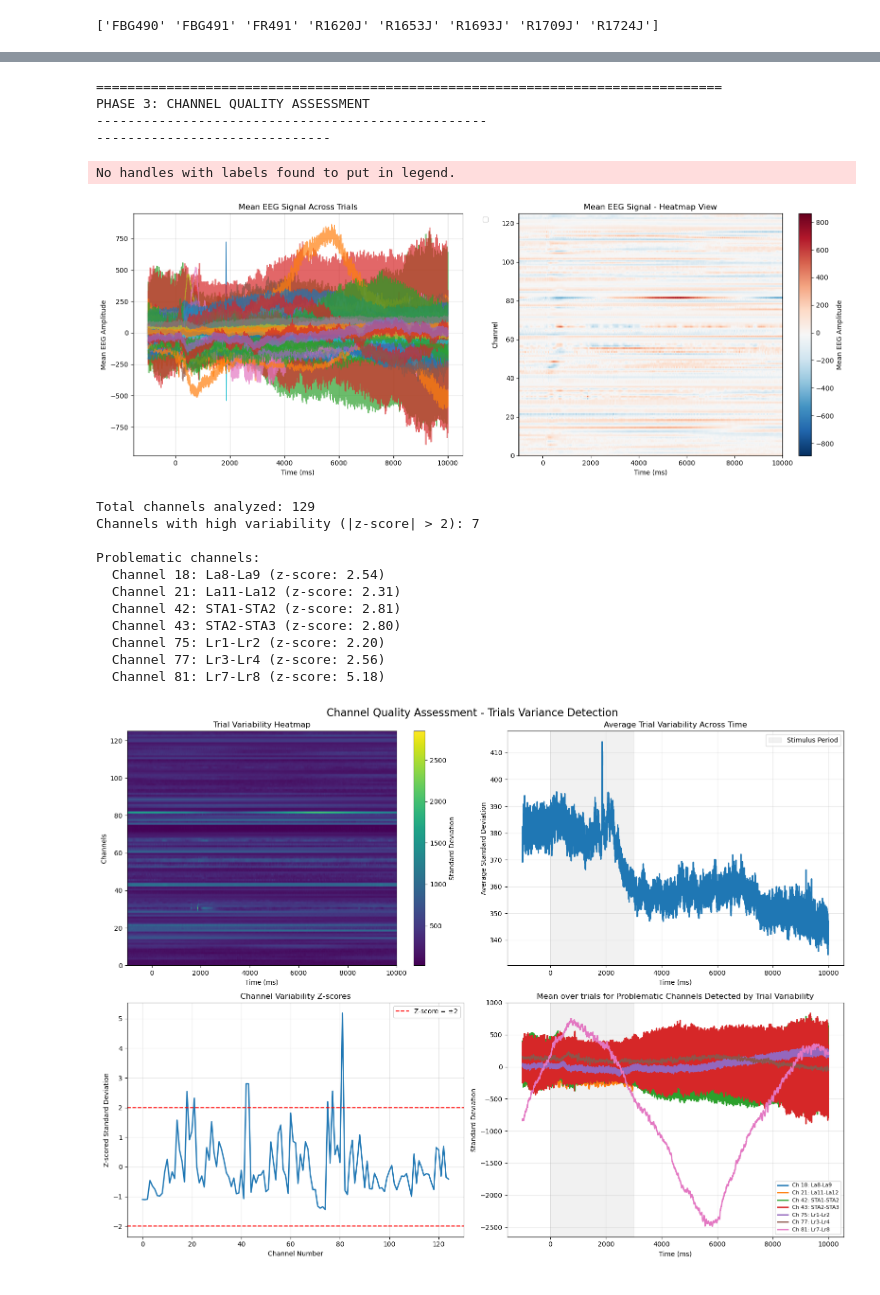
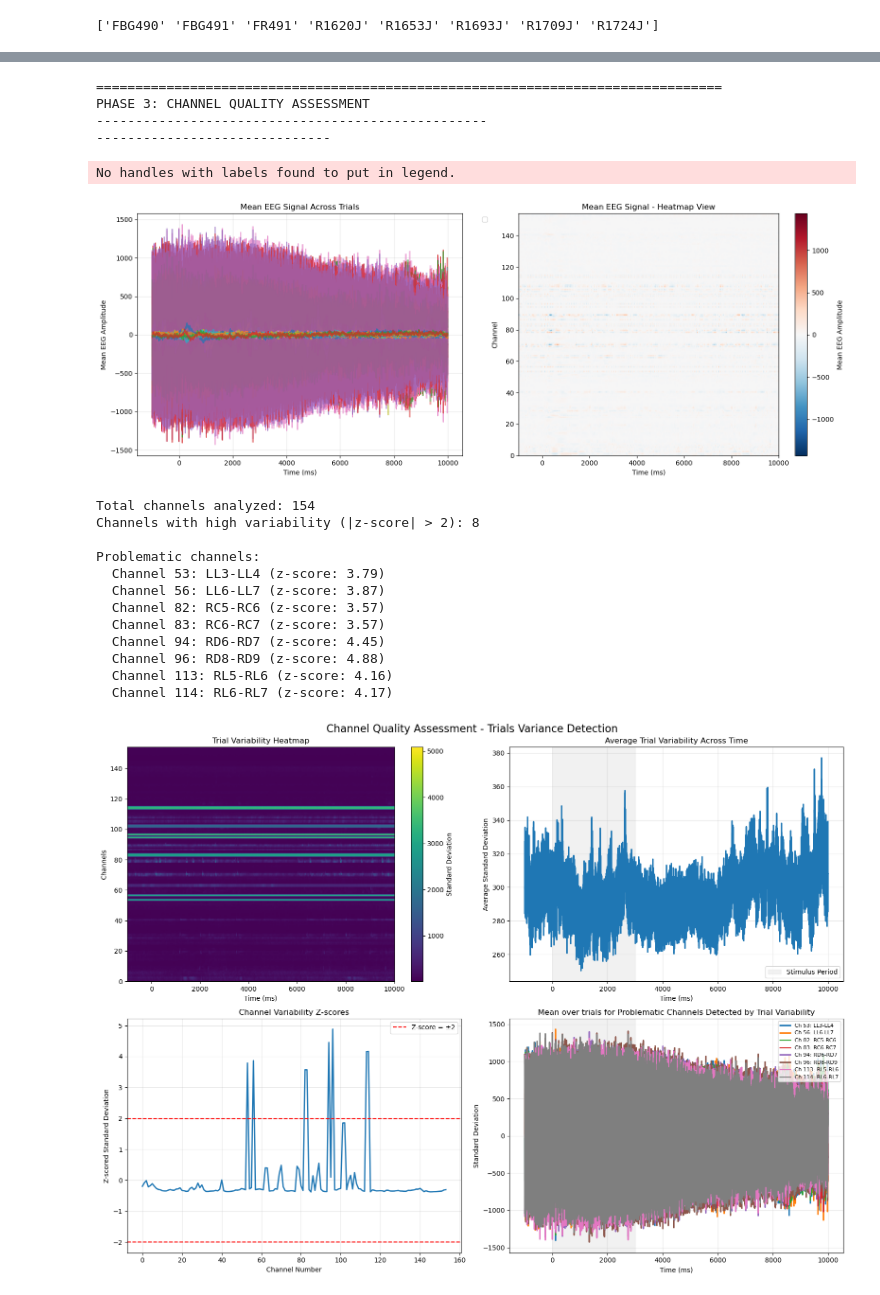
Before and after one commit to caoruoyi/Courier, a Jupyter notebook: Gen_Report-exclude.ipynb, the cells around one changed output, grey strips where cells are left out. Cells and saved outputs as stored; diff of their text form; code cells hidden in the pictures.

```diff
--- a/Gen_Report-exclude.ipynb
+++ b/Gen_Report-exclude.ipynb
@@ -33,9 +33,9 @@ print(f'{allsubject}')
 # %% [output]
 ['FBG490' 'FBG491' 'FR491' 'R1620J' 'R1653J' 'R1693J' 'R1709J' 'R1724J']
 # %%
-subject ='R1709J'
+subject ='R1724J'
 #bed_channel=[101,103,104,105,106,110,111,145,146]
-bed_channel=[81,83,84,85]
+bed_channel=[]
 df_select_new = df_select[(df_select['subject'] == subject)]
 df_select_new['subject'].unique()
 df_select_new['session'].nunique()
@@ -623,7 +623,7 @@ for i in range(df_select_new['session'].nunique()):
             retrieval_df=delivery_day_df[delivery_day_df['phase']=='retrieval']
             retrieval_stim_num = len(retrieval_df[retrieval_df['type']=='STIM'])
             recall_rate = len(delivery_day_df[delivery_day_df['recalled']==1]) / (len(delivery_day_df[delivery_day_df['recalled']==0]) + len(delivery_day_df[delivery_day_df['recalled']==1]))
-            intrusion = len(delivery_day_df[(delivery_day_df['intrusion']==1) | (delivery_day_df['intrusion']==0)])
+            intrusion = len(delivery_day_df[(delivery_day_df['intrusion']==-1) | (delivery_day_df['intrusion']>0)])
             stim_df=delivery_day_df[delivery_day_df['type']=='STIM']
             burst_freq=stim_df['stim_params'].iloc[0]['burst_freq']
 
@@ -658,18 +658,19 @@ START: 1 / 1 - PASS
 ================================================================================
 PHASE 3: CHANNEL QUALITY ASSESSMENT
 --------------------------------------------------
 ------------------------------
 No handles with labels found to put in legend.
-[figure, old version]
+[figure, new version]
-Total channels analyzed: 129
-Channels with high variability (|z-score| > 2): 7
+Total channels analyzed: 154
+Channels with high variability (|z-score| > 2): 8
 
 Problematic channels:
-  Channel 18: La8-La9 (z-score: 2.54)
-  Channel 21: La11-La12 (z-score: 2.31)
-  Channel 42: STA1-STA2 (z-score: 2.81)
-  Channel 43: STA2-STA3 (z-score: 2.80)
-  Channel 75: Lr1-Lr2 (z-score: 2.20)
-  Channel 77: Lr3-Lr4 (z-score: 2.56)
-  Channel 81: Lr7-Lr8 (z-score: 5.18)
+  Channel 53: LL3-LL4 (z-score: 3.79)
+  Channel 56: LL6-LL7 (z-score: 3.87)
+  Channel 82: RC5-RC6 (z-score: 3.57)
+  Channel 83: RC6-RC7 (z-score: 3.57)
+  Channel 94: RD6-RD7 (z-score: 4.45)
+  Channel 96: RD8-RD9 (z-score: 4.88)
+  Channel 113: RL5-RL6 (z-score: 4.16)
+  Channel 114: RL6-RL7 (z-score: 4.17)
-[figure, old version]
+[figure, new version]
```
Also changed, not shown: parts of 4 cells of this notebook.
